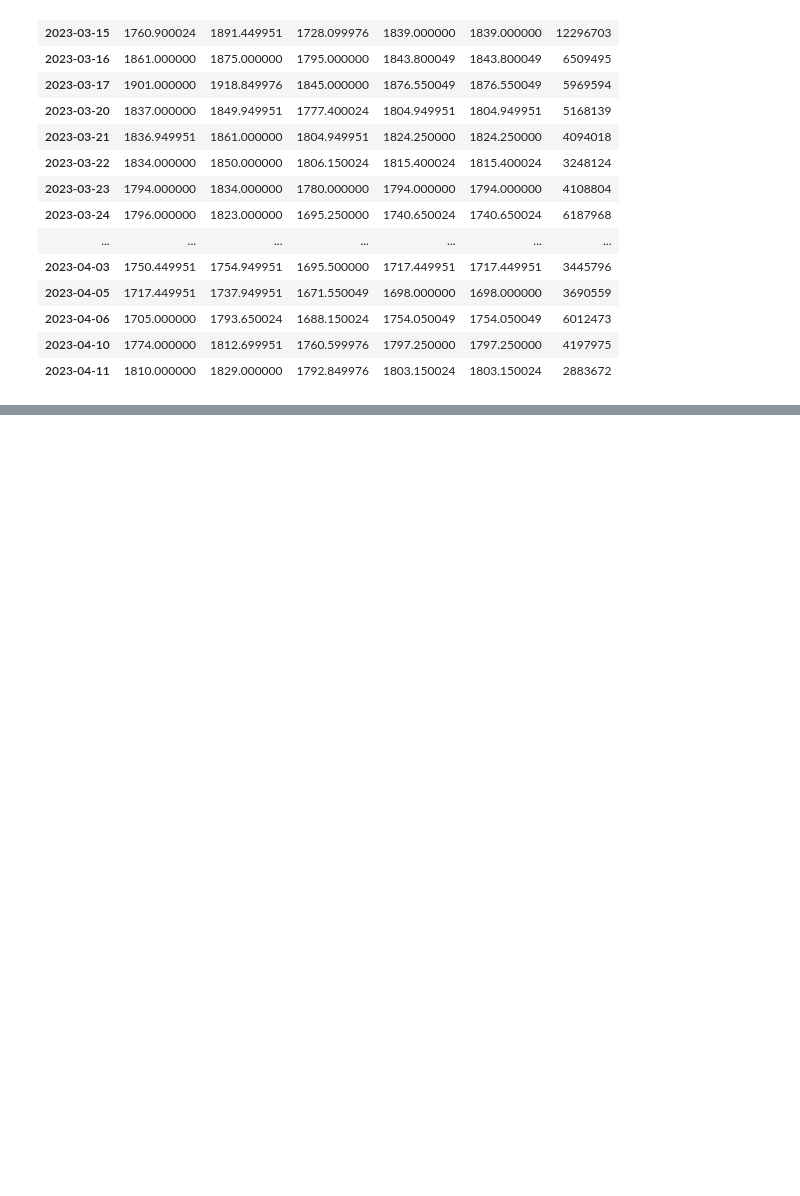
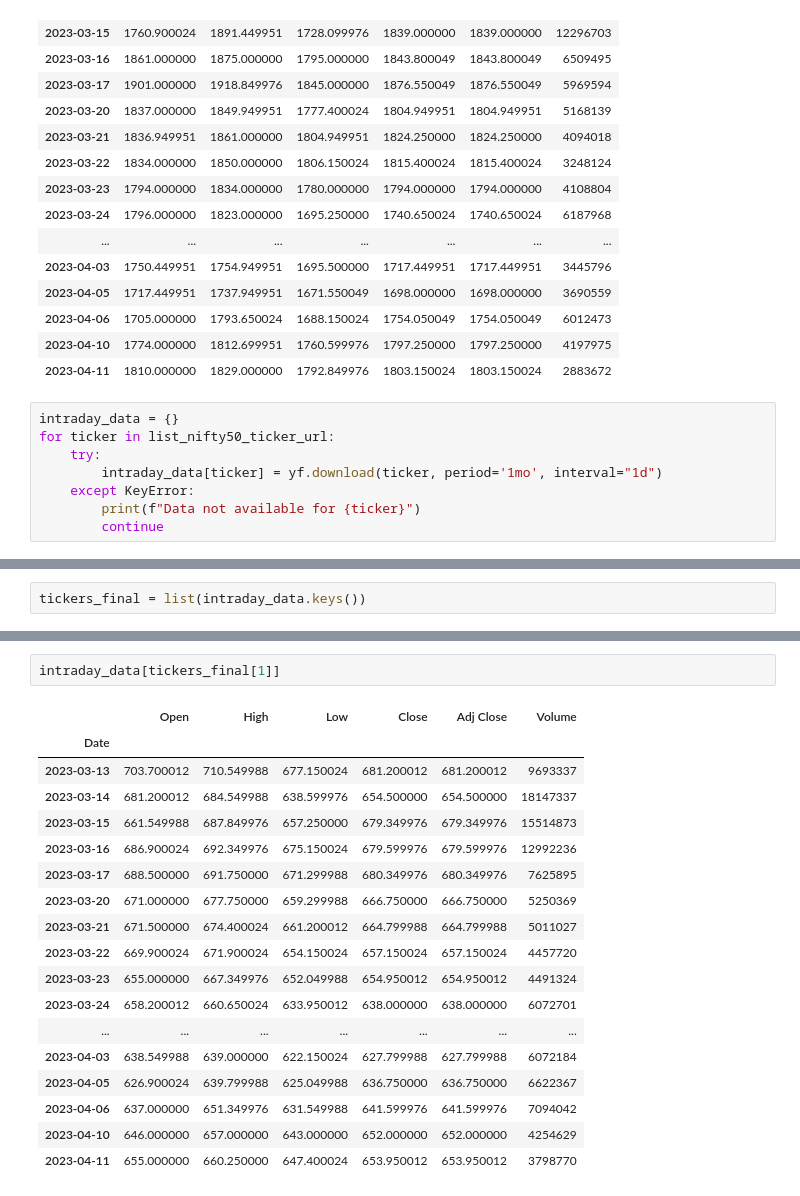
Before and after one commit to pChitral/Algorithmic-Trading-and-Quantitative-Analysis, a Jupyter notebook: creating_nifty50_ticker_list.ipynb, the cells around one changed output, grey strips where cells are left out. Cells and saved outputs as stored; diff of their text form; blank space fills up the shorter version.

Commit message:
downloaded intraday data for nifty50

```diff
--- a/creating_nifty50_ticker_list.ipynb
+++ b/creating_nifty50_ticker_list.ipynb
@@ -106,3 +106,11 @@ data_1mo_1d
 | 2023-04-06 | 1705.000000 | 1793.650024 | 1688.150024 | 1754.050049 | 1754.050049 | 6012473 |
 | 2023-04-10 | 1774.000000 | 1812.699951 | 1760.599976 | 1797.250000 | 1797.250000 | 4197975 |
 | 2023-04-11 | 1810.000000 | 1829.000000 | 1792.849976 | 1803.150024 | 1803.150024 | 2883672 |
+# %%
+intraday_data = {}
+for ticker in list_nifty50_ticker_url:
+    try:
+        intraday_data[ticker] = yf.download(ticker, period='1mo', interval="1d")
+    except KeyError:
+        print(f"Data not available for {ticker}")
+        continue
@@ -108,0 +135,2 @@ data_1mo_1d
+# %%
+tickers_final = list(intraday_data.keys())
@@ -108,0 +157,21 @@ data_1mo_1d
+# %%
+intraday_data[tickers_final[1]]
+# %% [output]
+|  | Open | High | Low | Close | Adj Close | Volume |
+| Date |  |  |  |  |  |  |
+| 2023-03-13 | 703.700012 | 710.549988 | 677.150024 | 681.200012 | 681.200012 | 9693337 |
+| 2023-03-14 | 681.200012 | 684.549988 | 638.599976 | 654.500000 | 654.500000 | 18147337 |
+| 2023-03-15 | 661.549988 | 687.849976 | 657.250000 | 679.349976 | 679.349976 | 15514873 |
+| 2023-03-16 | 686.900024 | 692.349976 | 675.150024 | 679.599976 | 679.599976 | 12992236 |
+| 2023-03-17 | 688.500000 | 691.750000 | 671.299988 | 680.349976 | 680.349976 | 7625895 |
+| 2023-03-20 | 671.000000 | 677.750000 | 659.299988 | 666.750000 | 666.750000 | 5250369 |
+| 2023-03-21 | 671.500000 | 674.400024 | 661.200012 | 664.799988 | 664.799988 | 5011027 |
+| 2023-03-22 | 669.900024 | 671.900024 | 654.150024 | 657.150024 | 657.150024 | 4457720 |
+| 2023-03-23 | 655.000000 | 667.349976 | 652.049988 | 654.950012 | 654.950012 | 4491324 |
+| 2023-03-24 | 658.200012 | 660.650024 | 633.950012 | 638.000000 | 638.000000 | 6072701 |
+| ... | ... | ... | ... | ... | ... | ... |
+| 2023-04-03 | 638.549988 | 639.000000 | 622.150024 | 627.799988 | 627.799988 | 6072184 |
+| 2023-04-05 | 626.900024 | 639.799988 | 625.049988 | 636.750000 | 636.750000 | 6622367 |
+| 2023-04-06 | 637.000000 | 651.349976 | 631.549988 | 641.599976 | 641.599976 | 7094042 |
+| 2023-04-10 | 646.000000 | 657.000000 | 643.000000 | 652.000000 | 652.000000 | 4254629 |
+| 2023-04-11 | 655.000000 | 660.250000 | 647.400024 | 653.950012 | 653.950012 | 3798770 |
```
Also changed, not shown: parts of 5 cells of this notebook, 1 other file.
